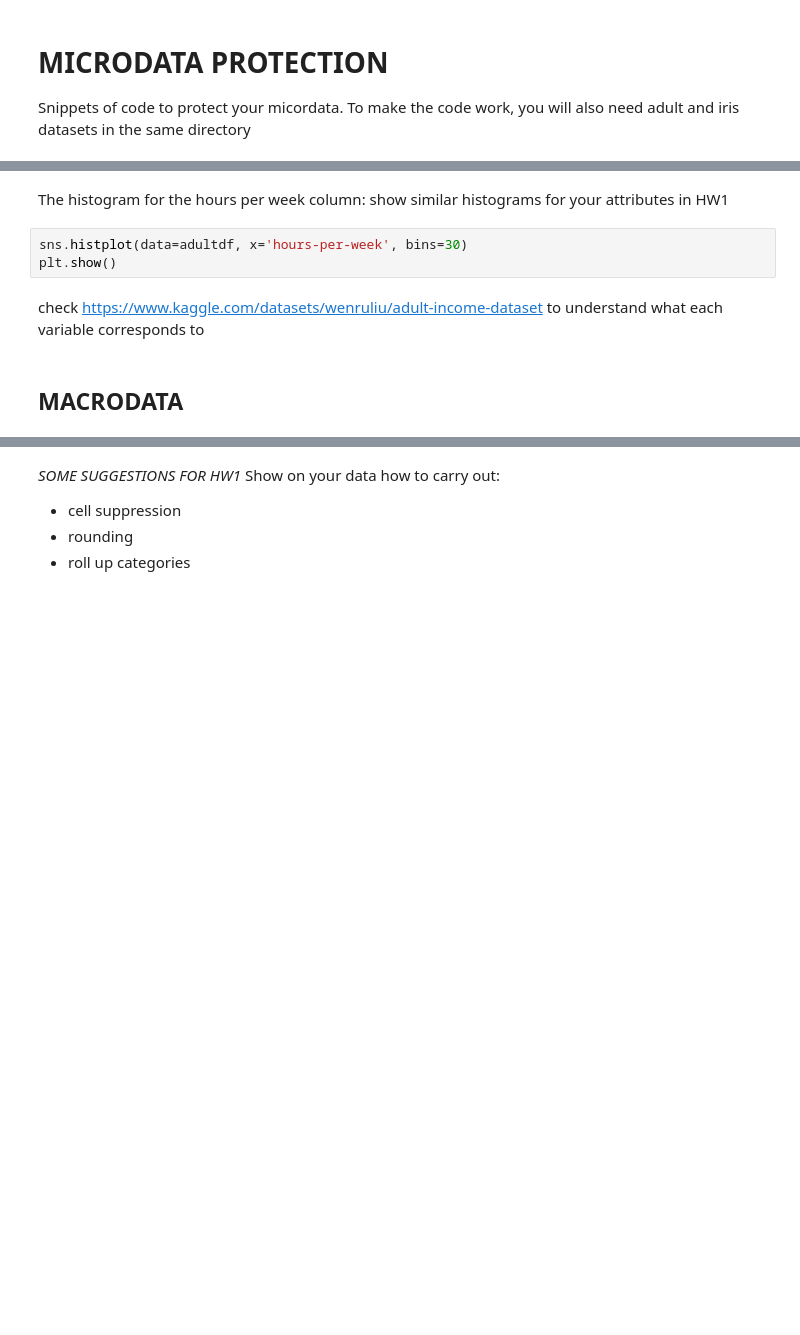
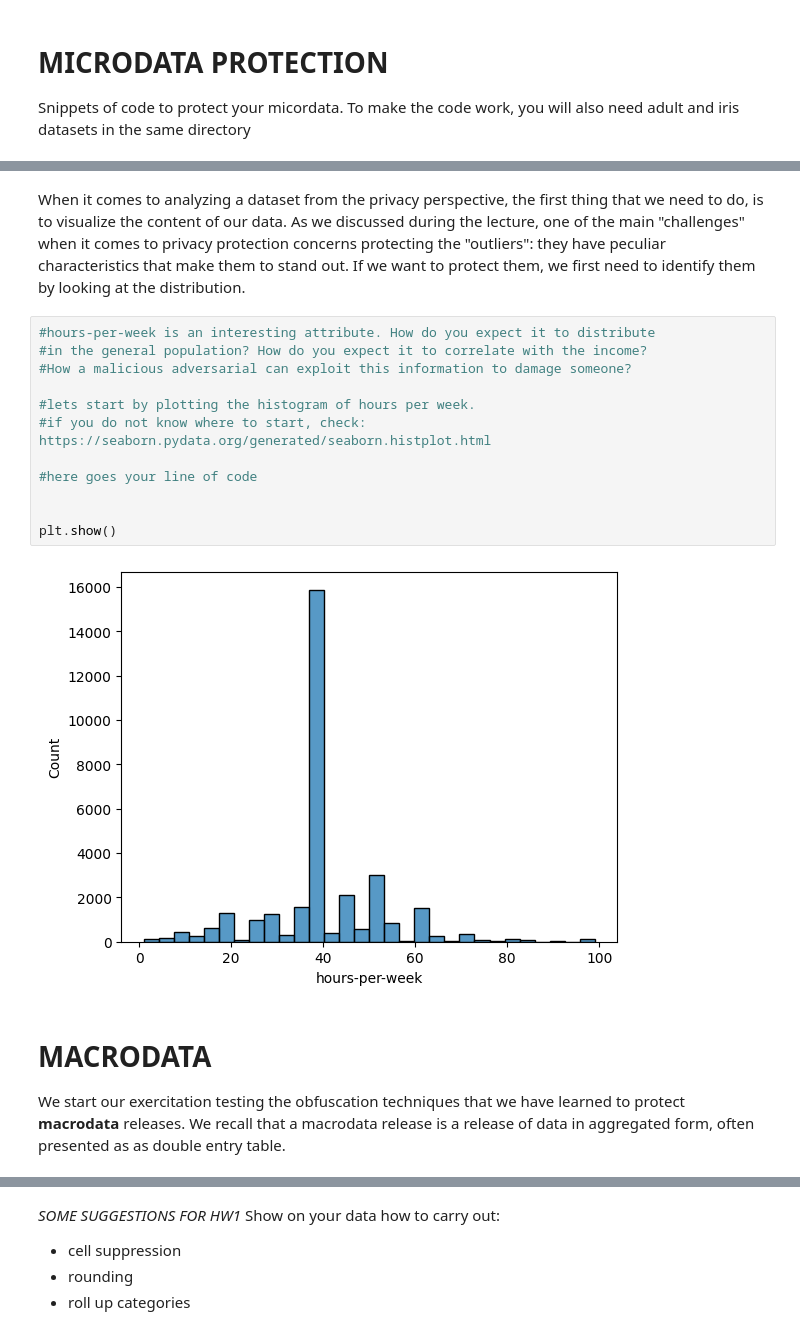
Before and after one commit to guglielmof/esercitazioni-PPIA, a Jupyter notebook: microdata_protection.ipynb, the cells around one changed output, grey strips where cells are left out. Drawn from its saved outputs; the diff is of its cells as text; blank space fills up the shorter version.

```diff
--- a/microdata_protection.ipynb
+++ b/microdata_protection.ipynb
@@ -17,10 +36,21 @@ adultdf
 # %% [markdown]
-The histogram for the hours per week column: show similar histograms for your attributes in HW1
+When it comes to analyzing a dataset from the privacy perspective, the first thing that we need to do, is to visualize the content of our data. As we discussed during the lecture, one of the main "challenges" when it comes to privacy protection concerns protecting the "outliers": they have peculiar characteristics that make them to stand out. If we want to protect them, we first need to identify them by looking at the distribution.
 # %%
-sns.histplot(data=adultdf, x='hours-per-week', bins=30)
+#hours-per-week is an interesting attribute. How do you expect it to distribute
+#in the general population? How do you expect it to correlate with the income?
+#How a malicious adversarial can exploit this information to damage someone?
+
+#lets start by plotting the histogram of hours per week.
+#if you do not know where to start, check: https://seaborn.pydata.org/generated/seaborn.histplot.html
+
+#here goes your line of code
+
+
 plt.show()
+# %% [output]
+[figure, added]
-# %% [markdown]
-check <url>https://www.kaggle.com/datasets/wenruliu/adult-income-dataset</url> to understand what each variable corresponds to
 # %% [markdown]
-<h2>MACRODATA</h2>
+# MACRODATA
+
+We start our exercitation testing the obfuscation techniques that we have learned to protect **macrodata** releases. We recall that a macrodata release is a release of data in aggregated form, often presented as as double entry table.
 # %%
```
Also changed, not shown: parts of 80 cells of this notebook.
